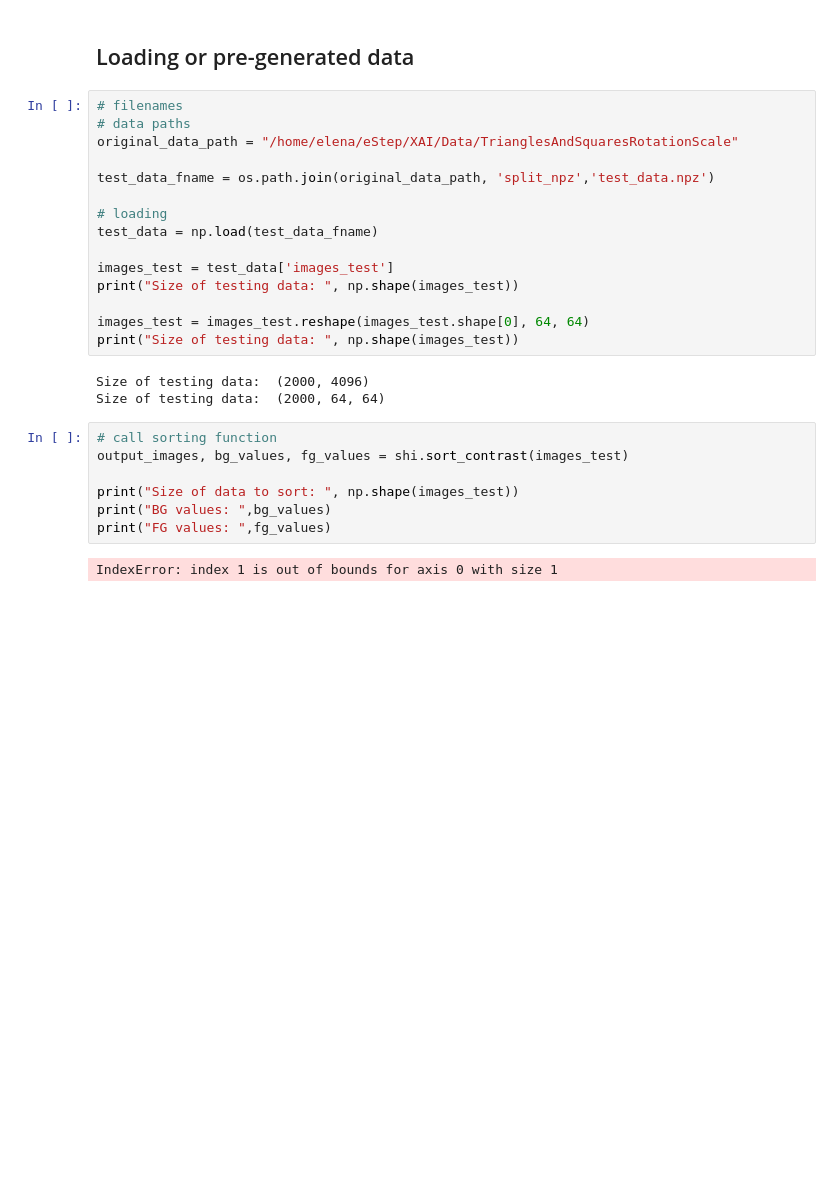
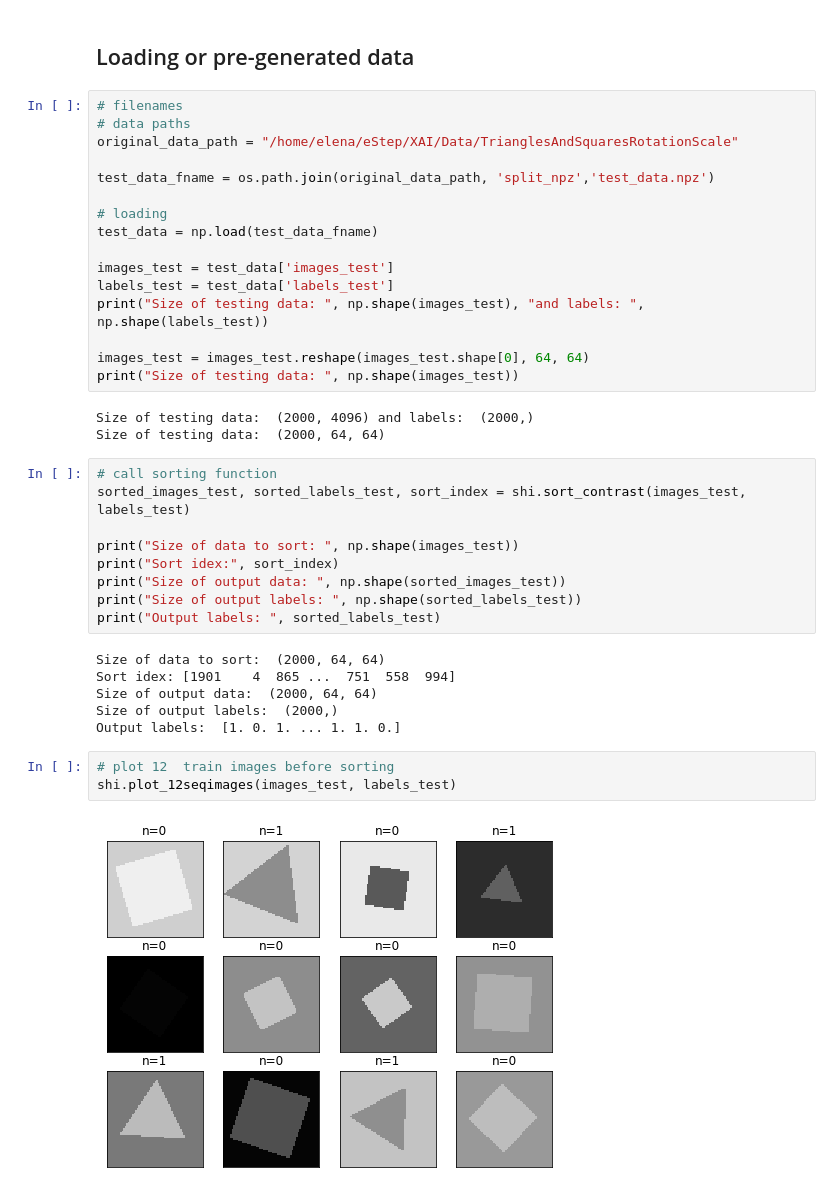
Before and after one commit to NLeSC/XAI, a Jupyter notebook: Software/TrianglesAndSquaresRotationAndScaleDemo/TestingSortByContrast.ipynb, the cells around one changed output. Drawn from its saved outputs; the diff is of its cells as text; blank space fills up the shorter version.

Commit message:
issue #65: sorting by contrast

```diff
--- a/Software/TrianglesAndSquaresRotationAndScaleDemo/TestingSortByContrast.ipynb
+++ b/Software/TrianglesAndSquaresRotationAndScaleDemo/TestingSortByContrast.ipynb
@@ -25,19 +25,31 @@ test_data_fname = os.path.join(original_data_path, 'split_npz','test_data.npz')
 test_data = np.load(test_data_fname)
 
 images_test = test_data['images_test']
-print("Size of testing data: ", np.shape(images_test))
+labels_test = test_data['labels_test']
+print("Size of testing data: ", np.shape(images_test), "and labels: ", np.shape(labels_test))
 
 images_test = images_test.reshape(images_test.shape[0], 64, 64)
 print("Size of testing data: ", np.shape(images_test))
 # %% [output]
-Size of testing data:  (2000, 4096)
+Size of testing data:  (2000, 4096) and labels:  (2000,)
 Size of testing data:  (2000, 64, 64)
 # %%
 # call sorting function
-output_images, bg_values, fg_values = shi.sort_contrast(images_test)
+sorted_images_test, sorted_labels_test, sort_index = shi.sort_contrast(images_test, labels_test)
 
 print("Size of data to sort: ", np.shape(images_test))
-print("BG values: ",bg_values)
-print("FG values: ",fg_values)
+print("Sort idex:", sort_index)
+print("Size of output data: ", np.shape(sorted_images_test))
+print("Size of output labels: ", np.shape(sorted_labels_test))
+print("Output labels: ", sorted_labels_test)
 # %% [output]
-IndexError: index 1 is out of bounds for axis 0 with size 1
+Size of data to sort:  (2000, 64, 64)
+Sort idex: [1901    4  865 ...  751  558  994]
+Size of output data:  (2000, 64, 64)
+Size of output labels:  (2000,)
+Output labels:  [1. 0. 1. ... 1. 1. 0.]
+# %%
+# plot 12  train images before sorting
+shi.plot_12seqimages(images_test, labels_test)
+# %% [output]
+[figure, added]
```
Also changed, not shown: parts of 5 cells of this notebook, 2 other files.
